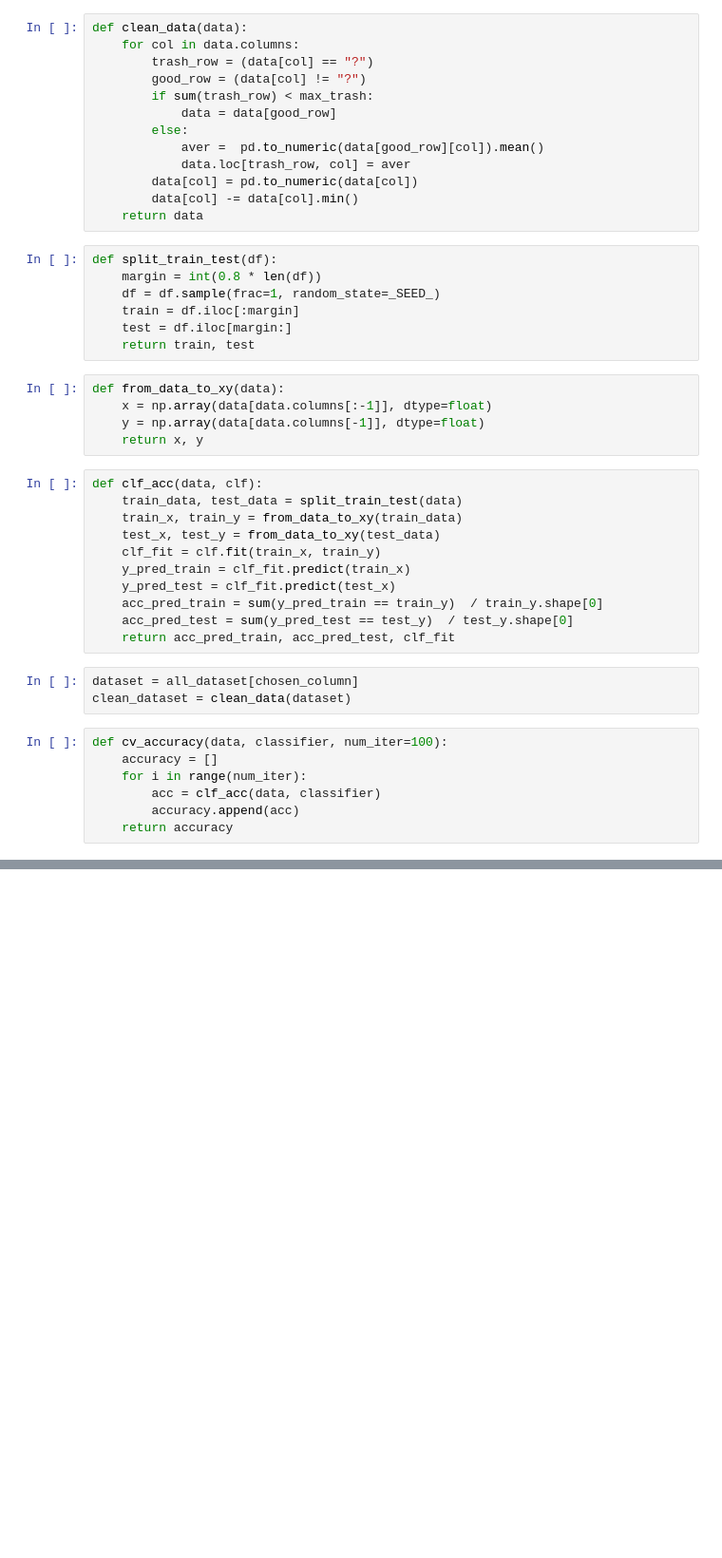
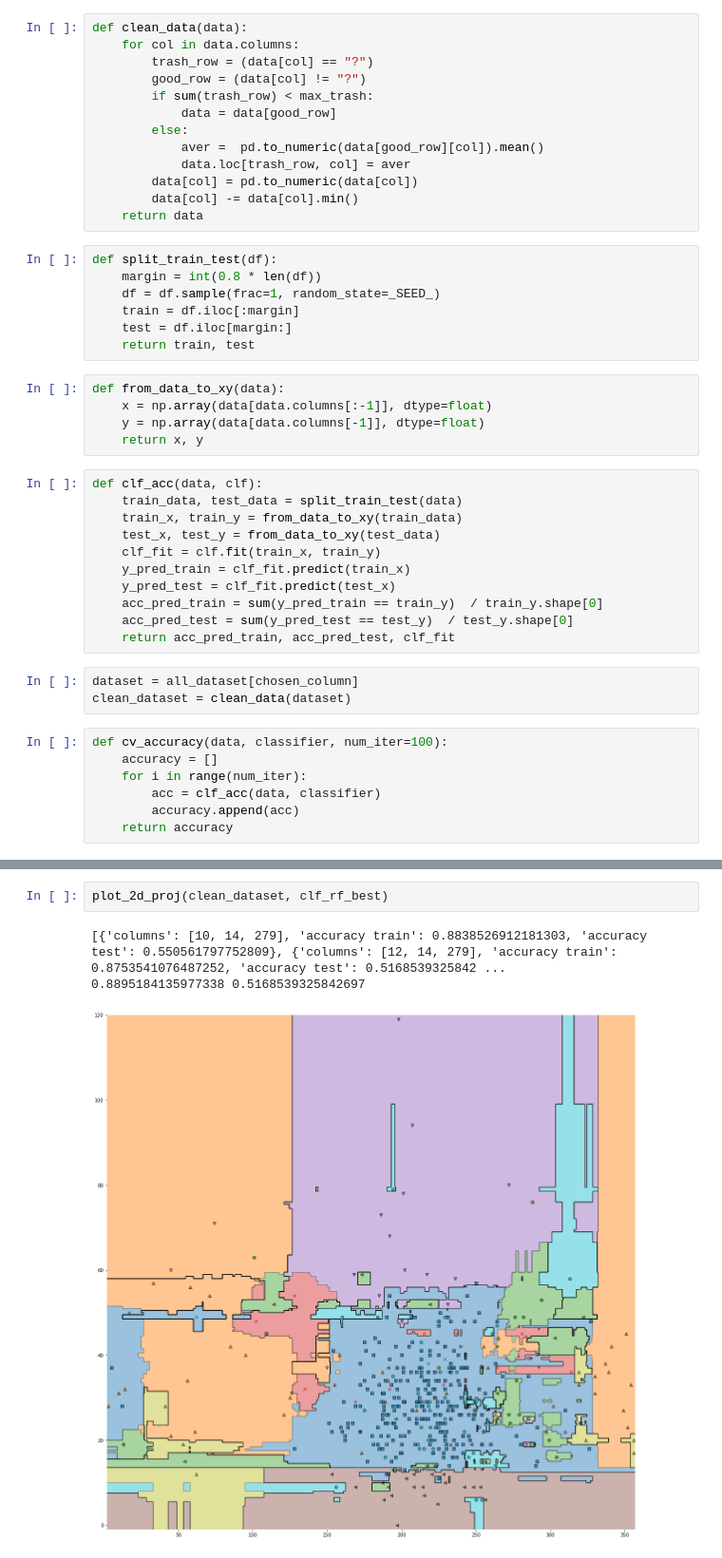
Before and after one commit to ahavrius/stat_learning, a Jupyter notebook: code.ipynb, the cells around one changed output, grey strips where cells are left out. Shown at 95% size. Saved outputs shown, nothing was run; the diff lists cells and outputs as text; blank space fills up the shorter version.

```diff
--- a/code.ipynb
+++ b/code.ipynb
@@ -173,0 +205,6 @@ plot_2d_proj(clean_dataset, clf_boost_best)
+# %%
+plot_2d_proj(clean_dataset, clf_rf_best)
+# %% [output]
+[{'columns': [10, 14, 279], 'accuracy train': 0.8838526912181303, 'accuracy test': 0.550561797752809}, {'columns': [12, 14, 279], 'accuracy train': 0.8753541076487252, 'accuracy test': 0.5168539325842 ...
+0.8895184135977338 0.5168539325842697
+[figure, added]
```
Also changed, not shown: parts of 18 cells of this notebook, 5 other files.
